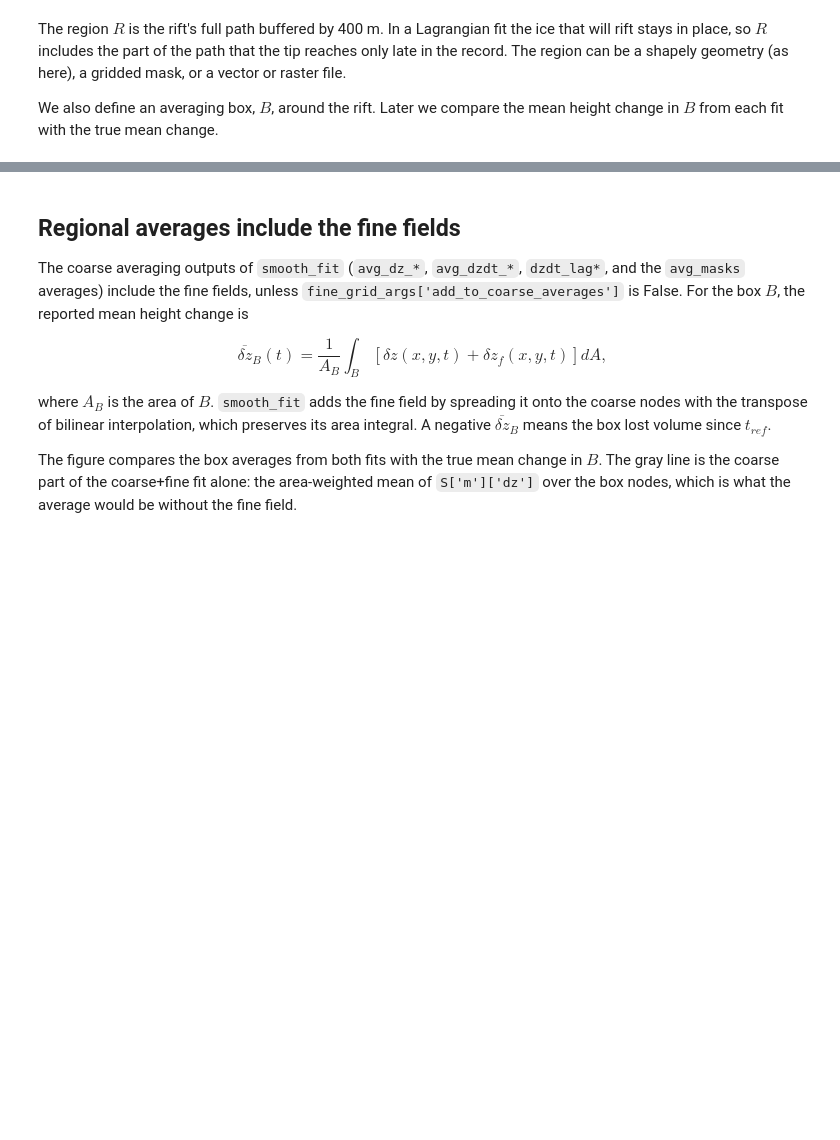
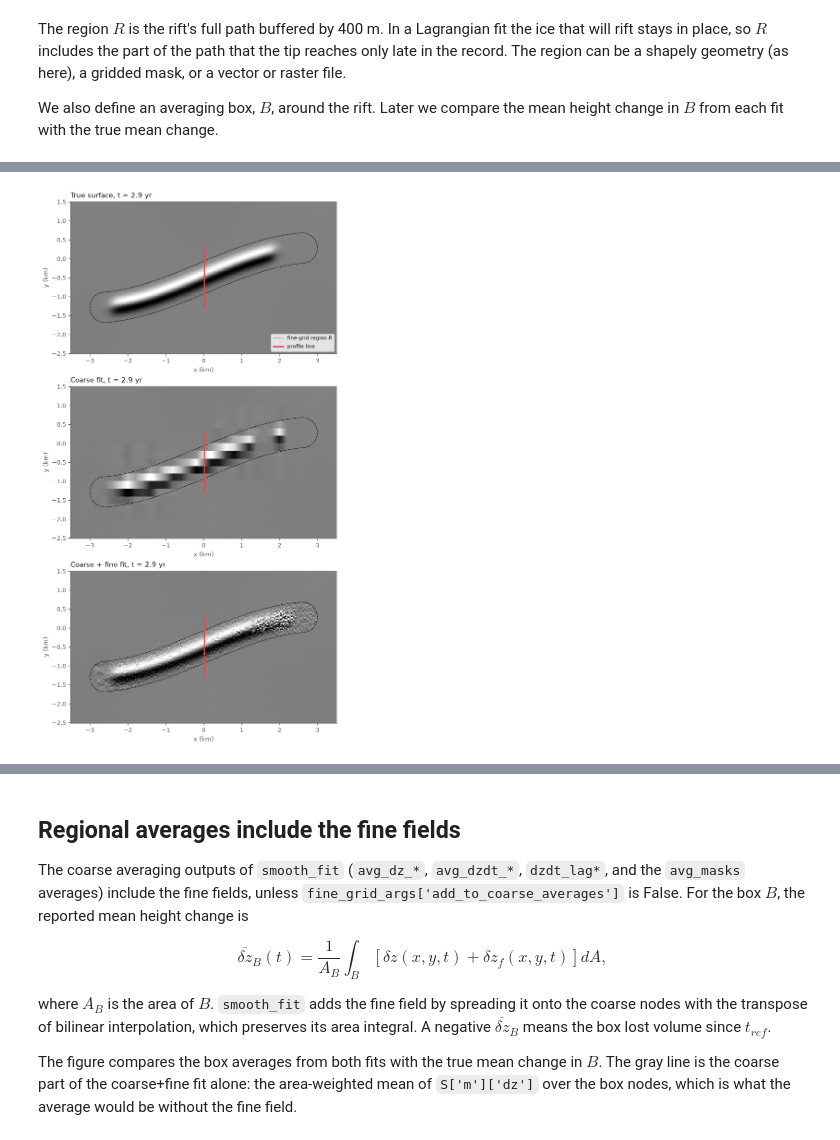
Before and after one commit to SmithB/LSsurf, a Jupyter notebook: notebooks/fine_grid_demo.ipynb, the cells around one changed output, grey strips where cells are left out. Drawn from its saved outputs; the diff is of its cells as text; code cells hidden in the pictures; blank space fills up the shorter version.

```diff
--- a/notebooks/fine_grid_demo.ipynb
+++ b/notebooks/fine_grid_demo.ipynb
@@ -218,0 +230,31 @@ The cross-rift profiles below show why: the coarse model smears the trough over
+# %%
+# location of the profiles shown below
+x_prof = 12.5
+ii = (xe == x_prof) & (np.abs(ye - rift_y(x_prof)) < 800)
+order = np.argsort(ye[ii])
+y_prof = ye[ii][order]
+edges = [pt.y for pt in shapely.intersection(region.boundary, shapely.LineString([(x_prof, -HW), (x_prof, HW)])).geoms]
+
+# shaded relief (north-south slope) of the true surface and of the two fits, within the box B
+t_relief = 2.9
+xr = np.arange(box_bounds['x'][0], box_bounds['x'][1]+1, 20.)
+yr = np.arange(box_bounds['y'][0], box_bounds['y'][1]+1, 20.)
+xrg, yrg = [jj.ravel() for jj in np.meshgrid(xr, yr)]
+surfaces = {'True surface': z_true(xrg, yrg, t_relief),
+            'Coarse fit': model_at(S_coarse, xrg, yrg, np.zeros_like(xrg)+t_relief),
+            'Coarse + fine fit': model_at(S_fine, xrg, yrg, np.zeros_like(xrg)+t_relief)}
+# the same gray scale for all three: the range of slopes of the true surface in R
+slope_true = np.gradient(surfaces['True surface'].reshape(yr.size, xr.size), xr[1]-xr[0])[0]
+clim = np.percentile(slope_true[shapely.contains_xy(region, xrg, yrg).reshape(yr.size, xr.size)], [1, 99])
+
+fig, ax = plt.subplots(3, 1, figsize=(7.5, 12), constrained_layout=True)
+for this_ax, (title, z) in zip(ax, surfaces.items()):
+    pc.grid.data().from_dict({'x': xr, 'y': yr, 'z': z.reshape(yr.size, xr.size)})\
+        .show(ax=this_ax, gradient=True, clim=clim, cmap='gray', xy_scale=1/1000)
+    this_ax.plot(*np.array(region.exterior.xy)/1000, color=ink, lw=0.8, ls='--', label='fine-grid region $R$')
+    this_ax.plot(np.zeros(2)+x_prof/1000, y_prof[[0, -1]]/1000, color='#e34948', lw=2, label='profile line')
+    this_ax.set_title(f'{title}, t = {t_relief} yr', loc='left', color=ink)
+    this_ax.set_xlabel('x (km)'); this_ax.set_ylabel('y (km)')
+ax[0].legend(loc='lower right', fontsize=8);
+# %% [output]
+[figure, added]
```
Also changed, not shown: parts of 23 cells of this notebook, 1 other file.
